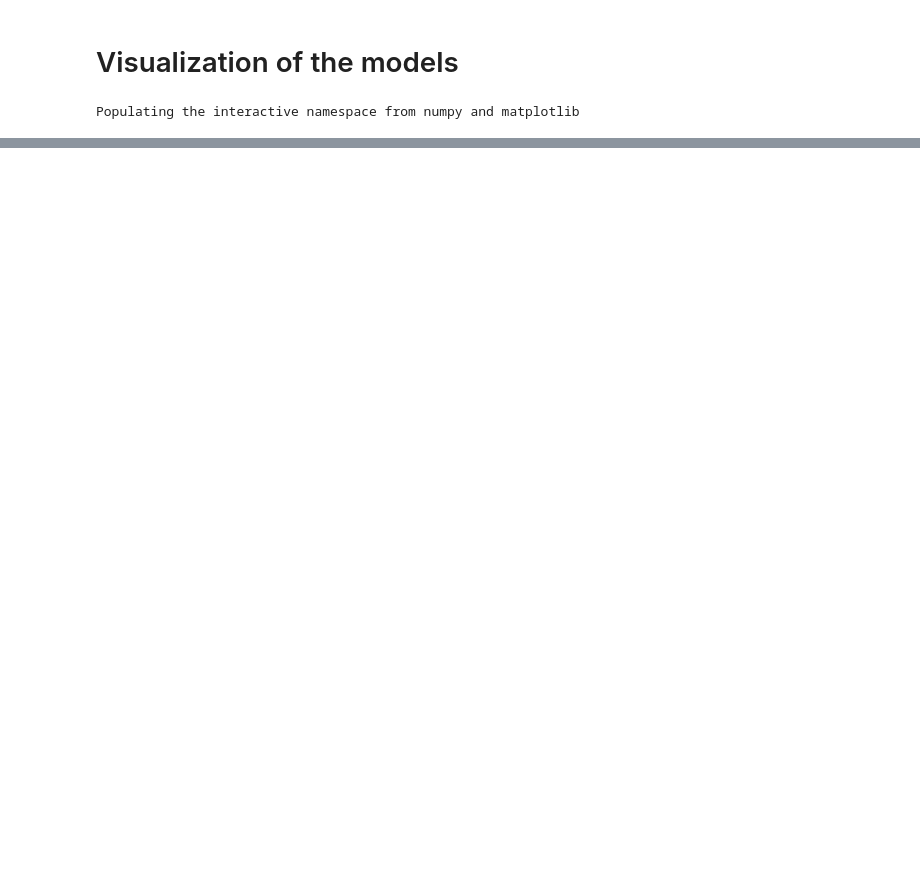
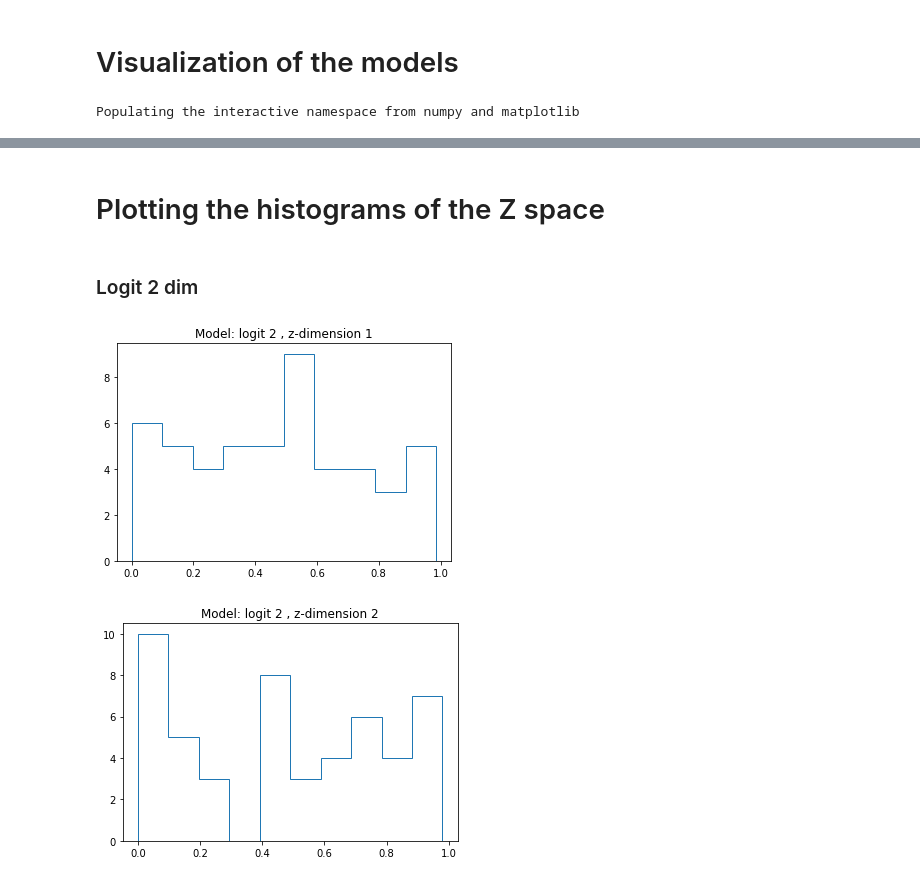
Before and after one commit to mivadi/projectAI18, a Jupyter notebook: visualization.ipynb, the cells around one changed output, grey strips where cells are left out. Drawn from its saved outputs; the diff is of its cells as text; code cells hidden in the pictures; blank space fills up the shorter version.

```diff
--- a/visualization.ipynb
+++ b/visualization.ipynb
@@ -188,0 +341,10 @@ Model type: Gumbel, latent dimension: 40
+# %%
+files = [file for file in files]
+train_loader_scatter_plot, train_loader_tsne = load_data()
+for file in files:
+    outputs = pickle.load( open( file, "rb" ) )
+    print("Model type: {}, latent dimension: {} ".format(outputs[0].method, outputs[0].latent_dim))
+    if outputs[0].method == 'logit':
+        print("Variance = {}".format(file.split("_")[1][:-2]))
+    print("    Last ELBO: {}".format(outputs[1][-1]))
+    print("    Last Bernoulli Loss: {}".format(outputs[-1][-1]))
@@ -188,0 +461,22 @@ Model type: Gumbel, latent dimension: 40
+# %% [markdown]
+# Plotting the histograms of the Z space
+# %%
+def plot_histogram(title_str, z):
+    hist_values = [[] for i in range(len(z))]
+
+    for i in range(z[0].size(0)):
+        for j in range(len(z)):
+            hist_values[i].append(float(z[j][i]))
+        plt.hist(hist_values[i],  bins = 10, histtype=u'step')
+        plt.title(title_str + ", z-dimension {}".format(i+1))
+        plt.show()
+# %% [markdown]
+### Logit 2 dim
+# %%
+file = 'models/logit/logit2_178.p'
+outputs = pickle.load(open(file, "rb"))
+title = "Model: {} {} ".format(outputs[0].method, outputs[0].latent_dim)
+plot_histogram(title, outputs[2])
+# %% [output]
+[figure, added]
+[figure, added]
```
Also changed, not shown: parts of 31 cells of this notebook.
